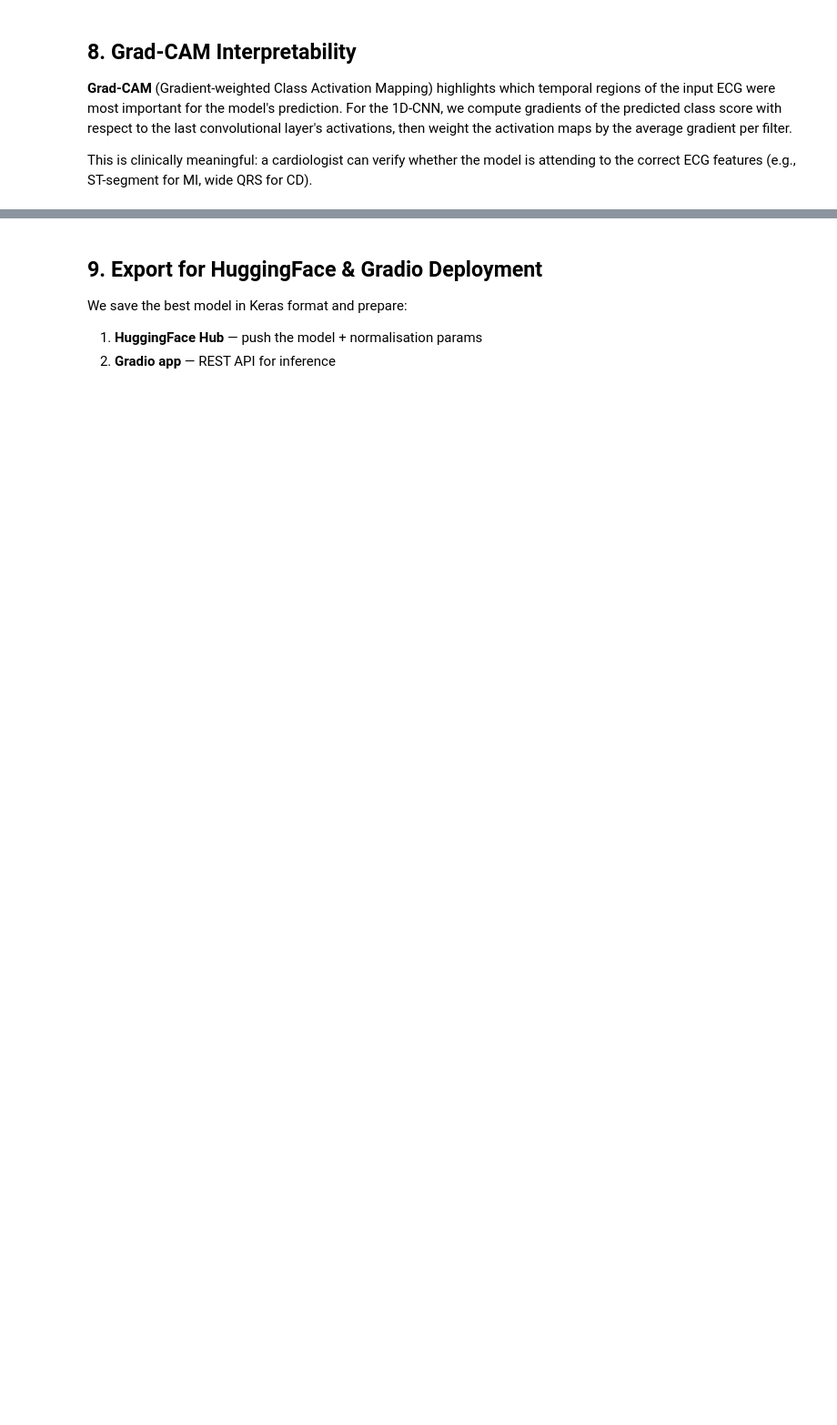
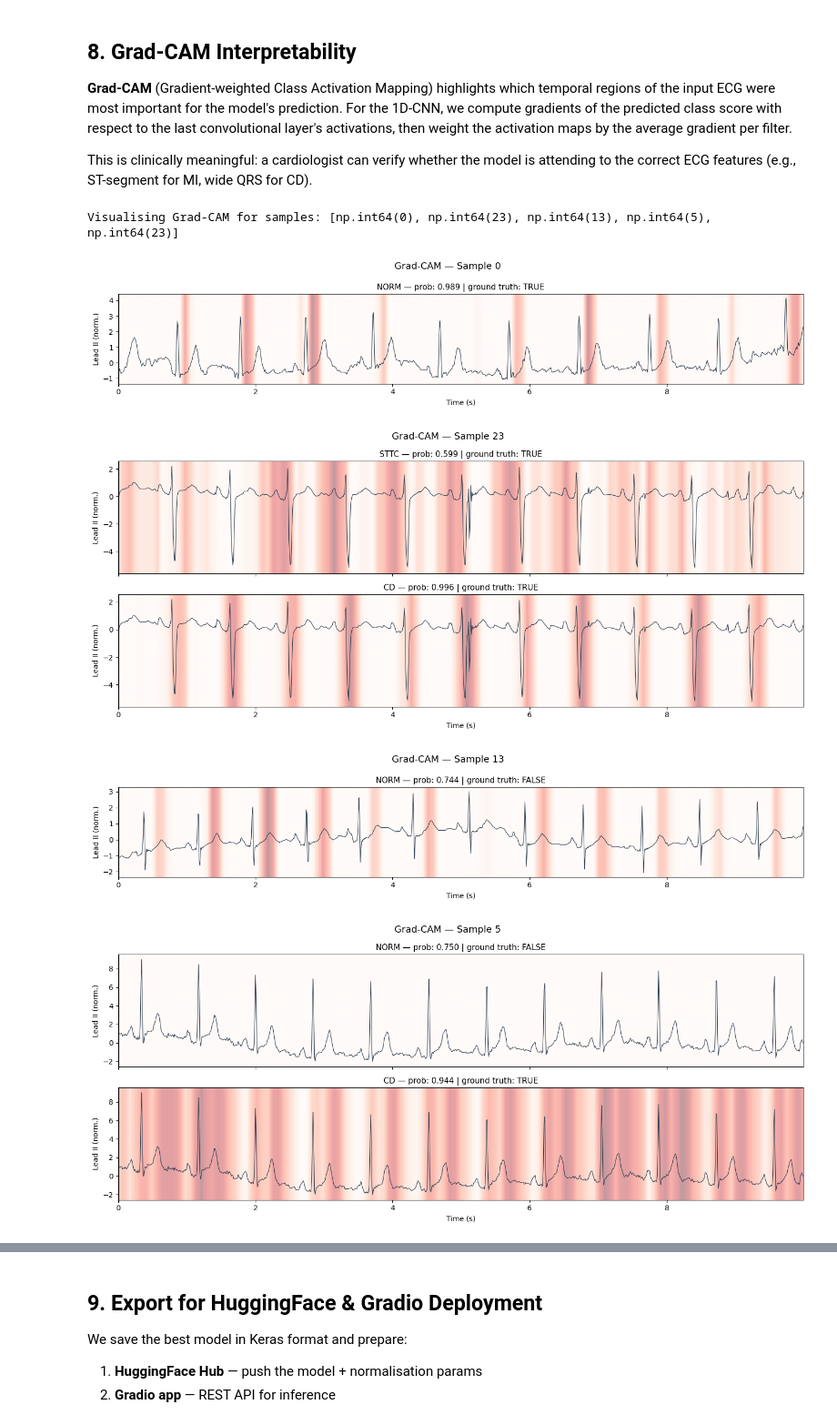
Before and after one commit to h676669/255PRosjekt_ECG, a Jupyter notebook: ECG.ipynb, the cells around one changed output, grey strips where cells are left out. Shown at 91% size. Cells and saved outputs as stored; diff of their text form; code cells hidden in the pictures; blank space fills up the shorter version.

```diff
--- a/ECG.ipynb
+++ b/ECG.ipynb
@@ -1058,36 +1061,43 @@ def plot_gradcam(model, X_test, y_test, sample_indices, lead_idx=1):
                     linewidth=0.8)
 
             # Overlay heatmap as colored background
-            ax.pcolorfast(
-                time,
-                ax.get_ylim(),
+            ax.imshow(
                 heatmap[np.newaxis, :],
                 cmap="Reds",
                 alpha=0.4,
                 vmin=0, vmax=1,
+                aspect="auto",
+                extent=[time[0], time[-1], *ax.get_ylim()],
+                origin="lower"
             )
 
             true_label = "TRUE" if y_true[cls_idx] == 1 else "FALSE"
             ax.set_title(
                 f"{SUPERCLASSES[cls_idx]} — prob: {y_prob[cls_idx]:.3f} | "
                 f"ground truth: {true_label}",
                 fontsize=11,
             )
             ax.set_ylabel(f"Lead {LEAD_NAMES[lead_idx]} (norm.)")
 
         axes[-1].set_xlabel("Time (s)")
         fig.suptitle(f"Grad-CAM — Sample {idx}", fontsize=13)
         plt.tight_layout()
         plt.savefig(f"gradcam_sample_{idx}.png", dpi=150, bbox_inches="tight")
         plt.show()
 
 
 # Pick one test sample per class for visualisation
 example_indices = []
 for cls_idx in range(NUM_CLASSES):
     candidates = np.where(y_test[:, cls_idx] == 1)[0]
     if len(candidates) > 0:
         example_indices.append(candidates[0])
 
 print(f"Visualising Grad-CAM for samples: {example_indices}")
 plot_gradcam(cnn_model, X_test, y_test, example_indices)
+# %% [output]
+Visualising Grad-CAM for samples: [np.int64(0), np.int64(23), np.int64(13), np.int64(5), np.int64(23)]
+[figure, added]
+[figure, added]
+[figure, added]
+[figure, added]
```
Also changed, not shown: parts of 17 cells of this notebook, 4 other files.
